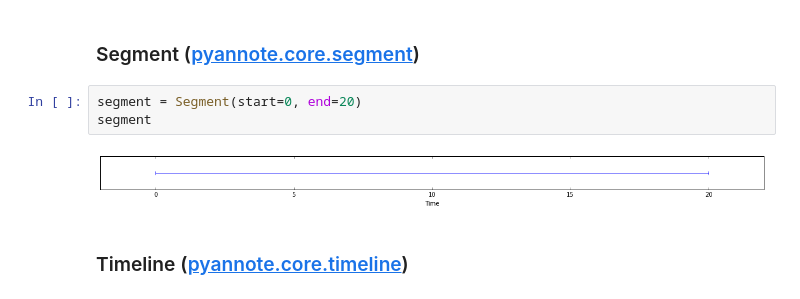
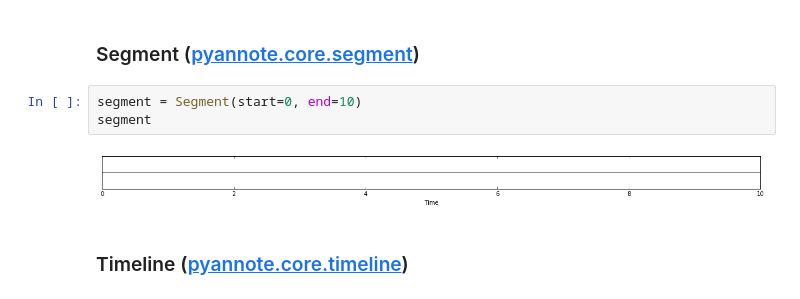
Before and after one commit to pyannote/pyannote-core, a Jupyter notebook: doc/index.ipynb, the cells around one changed output. Saved outputs shown, nothing was run; the diff lists cells and outputs as text.

```diff
--- a/doc/index.ipynb
+++ b/doc/index.ipynb
@@ -23,10 +23,10 @@ from pyannote.core import *
 # %% [markdown]
 ### Segment ([pyannote.core.segment](pyannote.core.segment.ipynb))
 # %%
-segment = Segment(start=0, end=20)
+segment = Segment(start=0, end=10)
 segment
 # %% [output]
-[figure, old version]
+[figure, new version]
 # %% [markdown]
 ### Timeline ([pyannote.core.timeline](pyannote.core.timeline.ipynb))
 # %%
```
Also changed, not shown: parts of 4 cells of this notebook, 4 other files.
